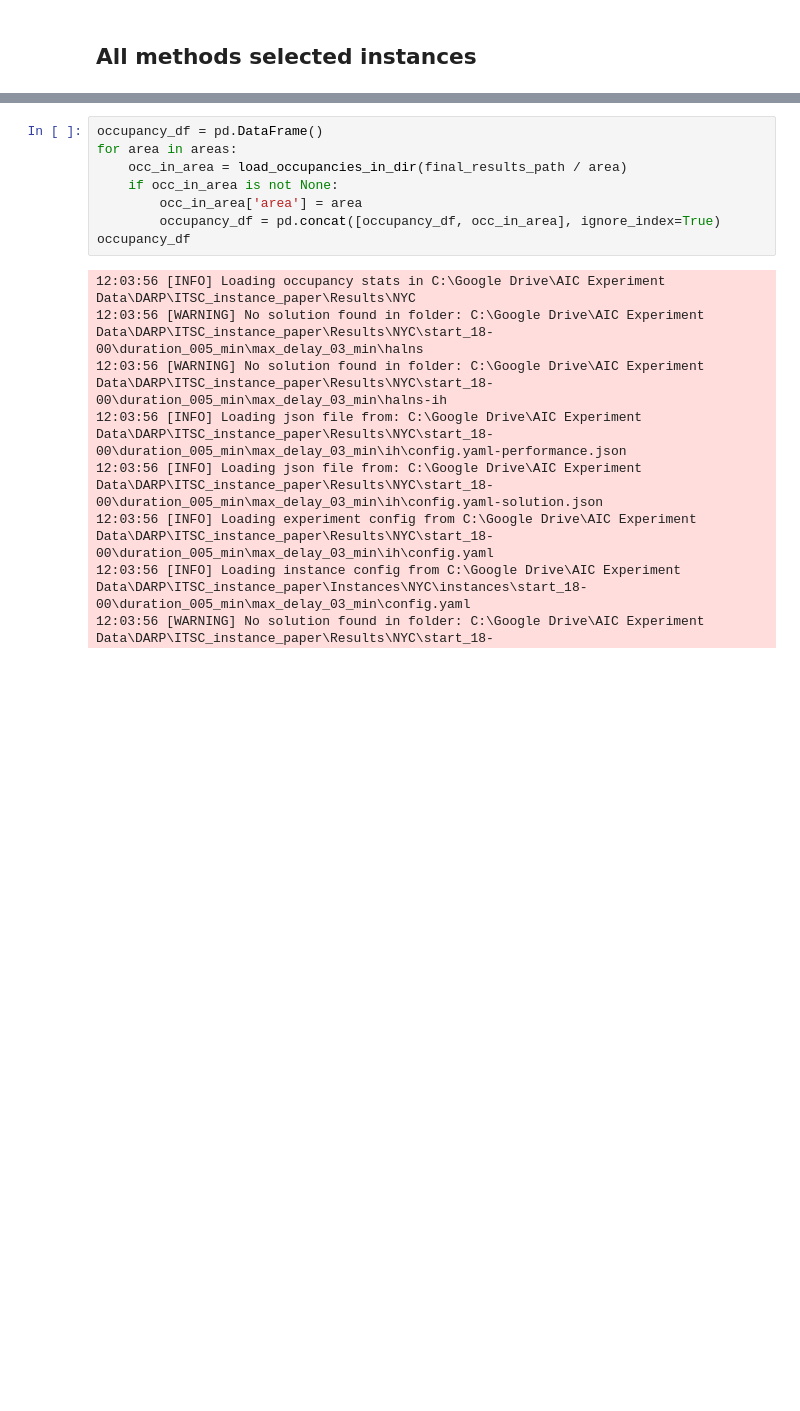
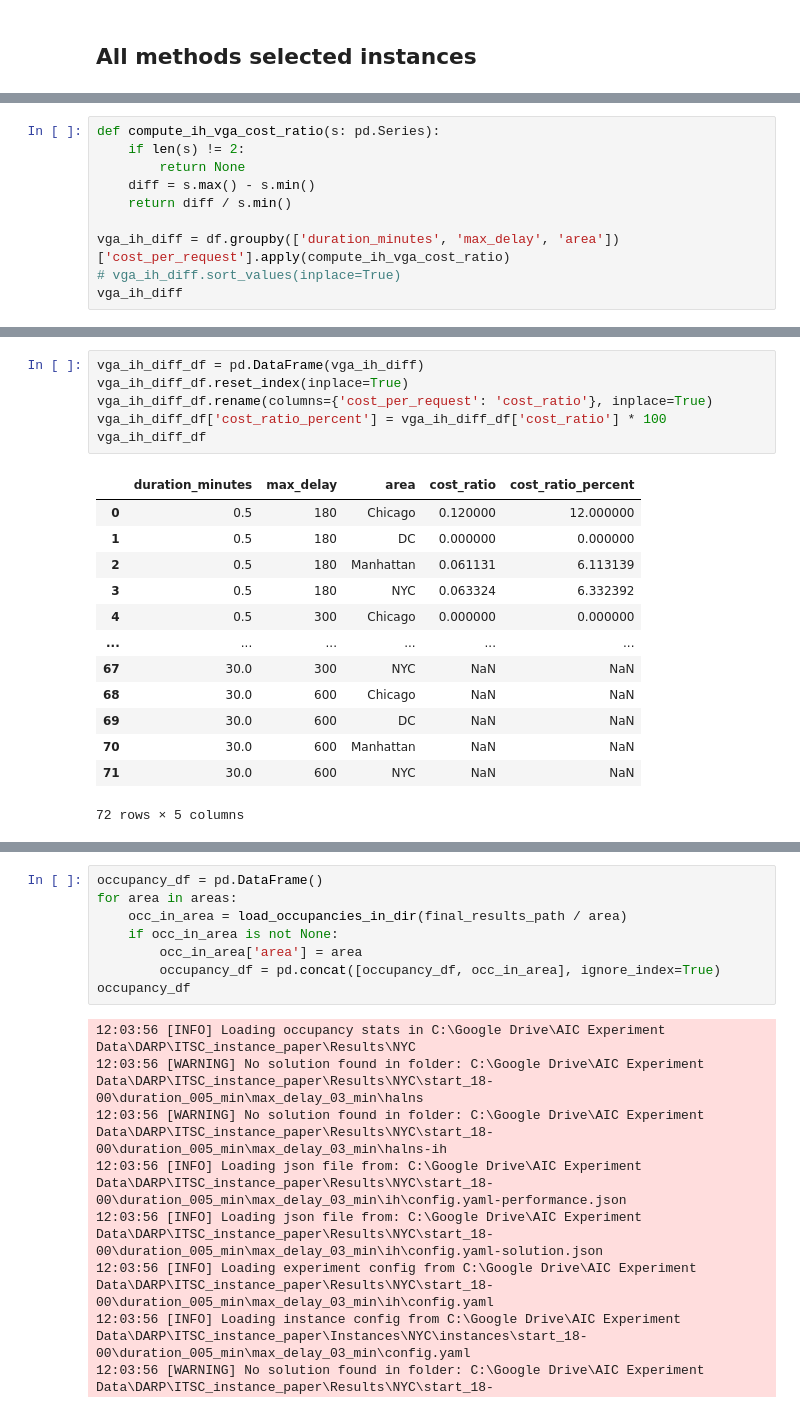
Before and after one commit to aicenter/Ridesharing_DARP_instances, a Jupyter notebook: python/nb/ITSC Result Figures.ipynb, the cells around one changed output, grey strips where cells are left out. Cells and saved outputs as stored; diff of their text form; blank space fills up the shorter version.

```diff
--- a/python/nb/ITSC Result Figures.ipynb
+++ b/python/nb/ITSC Result Figures.ipynb
@@ -192,0 +230,10 @@ fig.show()
+# %%
+def compute_ih_vga_cost_ratio(s: pd.Series):
+    if len(s) != 2:
+        return None
+    diff = s.max() - s.min()
+    return diff / s.min()
+
+vga_ih_diff = df.groupby(['duration_minutes', 'max_delay', 'area'])['cost_per_request'].apply(compute_ih_vga_cost_ratio)
+# vga_ih_diff.sort_values(inplace=True)
+vga_ih_diff
@@ -192,0 +254,20 @@ fig.show()
+# %%
+vga_ih_diff_df = pd.DataFrame(vga_ih_diff)
+vga_ih_diff_df.reset_index(inplace=True)
+vga_ih_diff_df.rename(columns={'cost_per_request': 'cost_ratio'}, inplace=True)
+vga_ih_diff_df['cost_ratio_percent'] = vga_ih_diff_df['cost_ratio'] * 100
+vga_ih_diff_df
+# %% [output]
+|  | duration_minutes | max_delay | area | cost_ratio | cost_ratio_percent |
+| 0 | 0.5 | 180 | Chicago | 0.120000 | 12.000000 |
+| 1 | 0.5 | 180 | DC | 0.000000 | 0.000000 |
+| 2 | 0.5 | 180 | Manhattan | 0.061131 | 6.113139 |
+| 3 | 0.5 | 180 | NYC | 0.063324 | 6.332392 |
+| 4 | 0.5 | 300 | Chicago | 0.000000 | 0.000000 |
+| ... | ... | ... | ... | ... | ... |
+| 67 | 30.0 | 300 | NYC | NaN | NaN |
+| 68 | 30.0 | 600 | Chicago | NaN | NaN |
+| 69 | 30.0 | 600 | DC | NaN | NaN |
+| 70 | 30.0 | 600 | Manhattan | NaN | NaN |
+| 71 | 30.0 | 600 | NYC | NaN | NaN |
+72 rows × 5 columns
```
Also changed, not shown: parts of 21 cells of this notebook, 5 other files.
